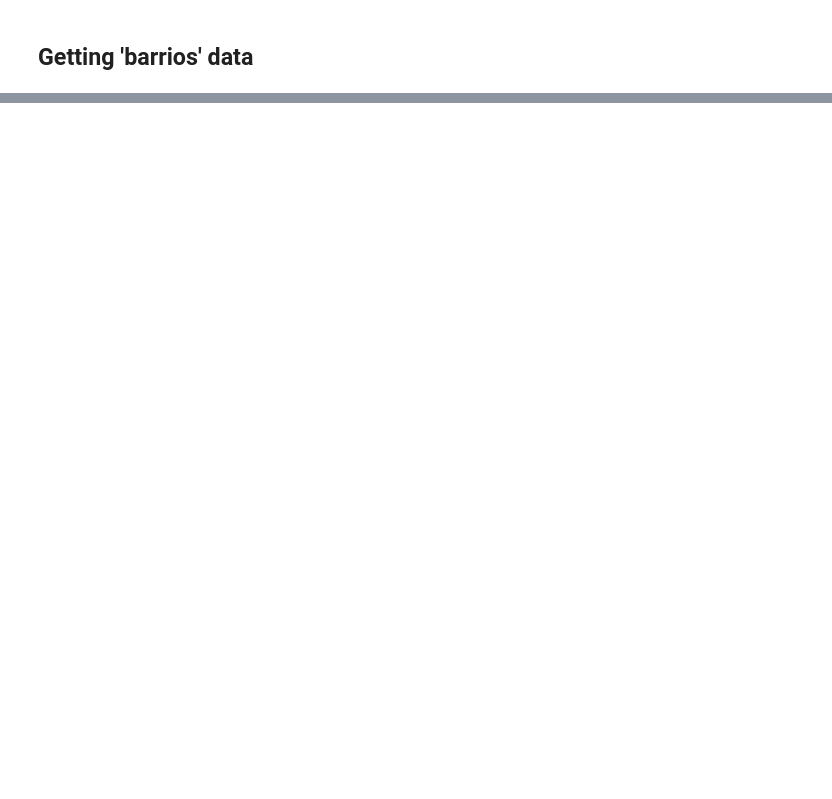
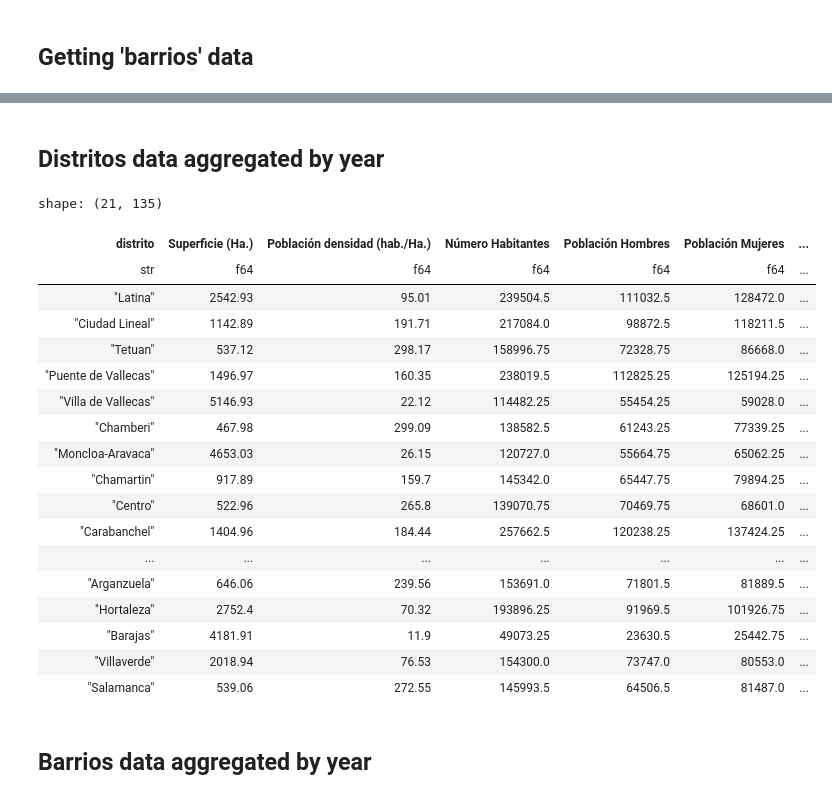
Before and after one commit to FabioScielzoOrtiz/data-analysis-course, a Jupyter notebook: data-processing.ipynb, the cells around one changed output, grey strips where cells are left out. Saved outputs shown, nothing was run; the diff lists cells and outputs as text; code cells hidden in the pictures; blank space fills up the shorter version.

```diff
--- a/data-processing.ipynb
+++ b/data-processing.ipynb
@@ -348,6 +382,8 @@ shape: (12, 136)
 # %% [markdown]
 ## Getting 'distritos' data
 # %%
-distritos_madrid_df = madrid_df.filter(pl.col('barrio').is_null()).select(pl.exclude('barrio'))
+distritos_madrid_df = madrid_df\
+                                .filter((pl.col('barrio').is_null()) & (pl.col('distrito').is_not_null()))\
+                                .select(pl.exclude(['ciudad', 'barrio']))
 # %%
 distritos_madrid_df
@@ -376,0 +448,29 @@ distritos_df['año'].unique()
+# %% [markdown]
+## Distritos data aggregated by year
+# %%
+columns_to_agg = [x for x in distritos_madrid_df.columns if x not in ['distrito', 'año']]
+distritos_agg_df = distritos_madrid_df.group_by(['distrito']).agg(pl.col(columns_to_agg).mean().round(2))
+# %%
+distritos_agg_df
+# %% [output]
+shape: (21, 135)
+| distrito | Superficie (Ha.) | Población densidad (hab./Ha.) | Número Habitantes | Población Hombres | Población Mujeres | ... |
+| str | f64 | f64 | f64 | f64 | f64 | ... |
+| "Latina" | 2542.93 | 95.01 | 239504.5 | 111032.5 | 128472.0 | ... |
+| "Ciudad Lineal" | 1142.89 | 191.71 | 217084.0 | 98872.5 | 118211.5 | ... |
+| "Tetuan" | 537.12 | 298.17 | 158996.75 | 72328.75 | 86668.0 | ... |
+| "Puente de Vallecas" | 1496.97 | 160.35 | 238019.5 | 112825.25 | 125194.25 | ... |
+| "Villa de Vallecas" | 5146.93 | 22.12 | 114482.25 | 55454.25 | 59028.0 | ... |
+| "Chamberi" | 467.98 | 299.09 | 138582.5 | 61243.25 | 77339.25 | ... |
+| "Moncloa-Aravaca" | 4653.03 | 26.15 | 120727.0 | 55664.75 | 65062.25 | ... |
+| "Chamartin" | 917.89 | 159.7 | 145342.0 | 65447.75 | 79894.25 | ... |
+| "Centro" | 522.96 | 265.8 | 139070.75 | 70469.75 | 68601.0 | ... |
+| "Carabanchel" | 1404.96 | 184.44 | 257662.5 | 120238.25 | 137424.25 | ... |
+| ... | ... | ... | ... | ... | ... | ... |
+| "Arganzuela" | 646.06 | 239.56 | 153691.0 | 71801.5 | 81889.5 | ... |
+| "Hortaleza" | 2752.4 | 70.32 | 193896.25 | 91969.5 | 101926.75 | ... |
+| "Barajas" | 4181.91 | 11.9 | 49073.25 | 23630.5 | 25442.75 | ... |
+| "Villaverde" | 2018.94 | 76.53 | 154300.0 | 73747.0 | 80553.0 | ... |
+| "Salamanca" | 539.06 | 272.55 | 145993.5 | 64506.5 | 81487.0 | ... |
+# %% [markdown]
+## Barrios data aggregated by year
```
Also changed, not shown: parts of 22 cells of this notebook, 2 other files.
